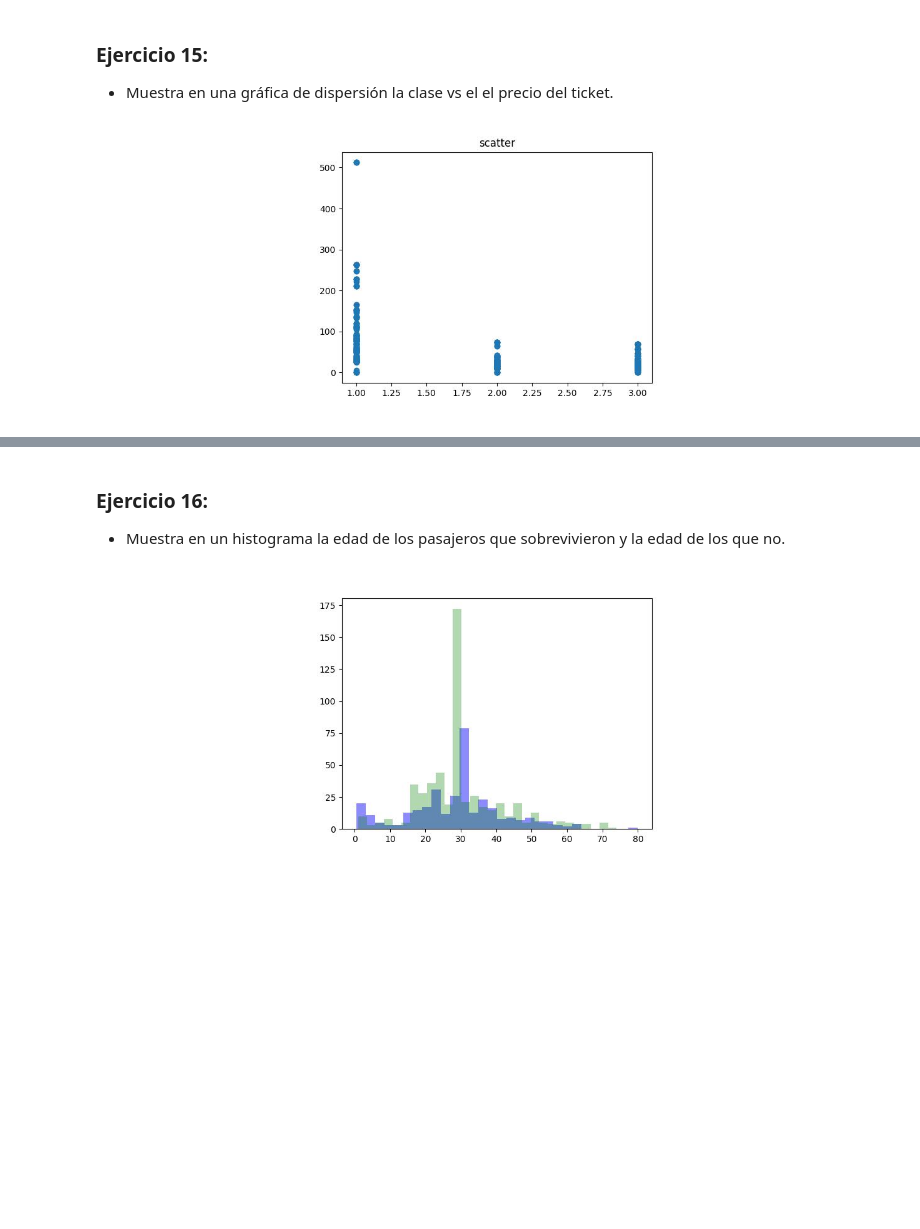
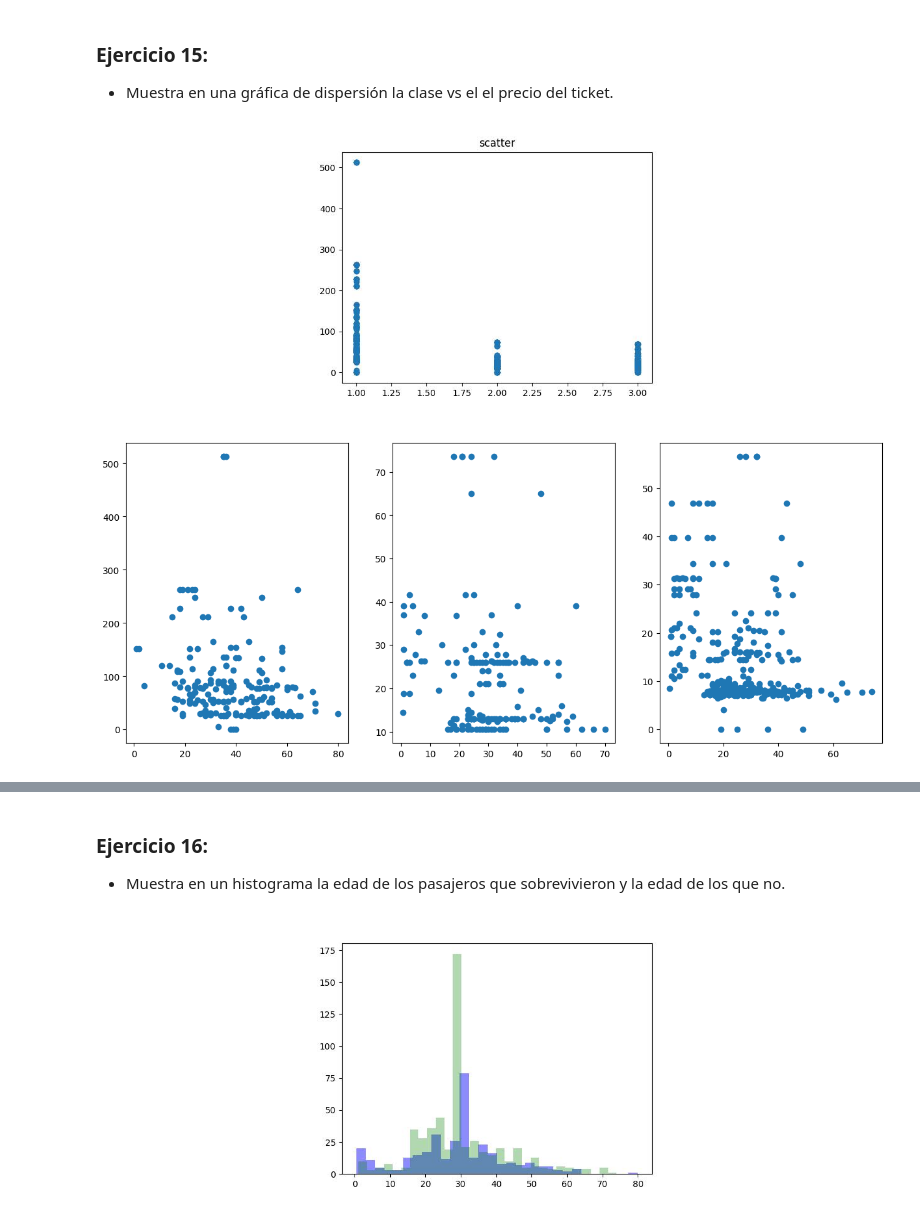
Before and after one commit to mplazap/Bootcamp_ejercicios, a Jupyter notebook: Tema 3 - Data Science/07.- Matplotlib/07.matplotlib_ejercicios.ipynb, the cells around one changed output, grey strips where cells are left out. Saved outputs shown, nothing was run; the diff lists cells and outputs as text; code cells hidden in the pictures; blank space fills up the shorter version.

```diff
--- a/Tema 3 - Data Science/07.- Matplotlib/07.matplotlib_ejercicios.ipynb
+++ b/Tema 3 - Data Science/07.- Matplotlib/07.matplotlib_ejercicios.ipynb
@@ -241,3 +249,18 @@ plt.pie(x=values,
 <div align="center">
    <img src="attachment:df61987a-e171-4ca4-be89-077fa09ba3ee.jpg" width="400">
 </div>
+# %%
+# Subplot filtrando por Pclass
+clase_1 = df['Pclass'] == 1
+clase_2 = df['Pclass'] == 2
+clase_3 = df['Pclass'] == 3
+
+plt.figure(figsize=(15, 6))
+plt.subplot(1, 3, 1)
+plt.scatter(x=df[clase_1]['Age'], y=df[clase_1]['Fare'])
+plt.subplot(1, 3, 2)
+plt.scatter(x=df[clase_2]['Age'], y=df[clase_2]['Fare'])
+plt.subplot(1, 3, 3)
+plt.scatter(x=df[clase_3]['Age'], y=df[clase_3]['Fare']);
+# %% [output]
+[figure, added]
```
Also changed, not shown: parts of 3 cells of this notebook.
